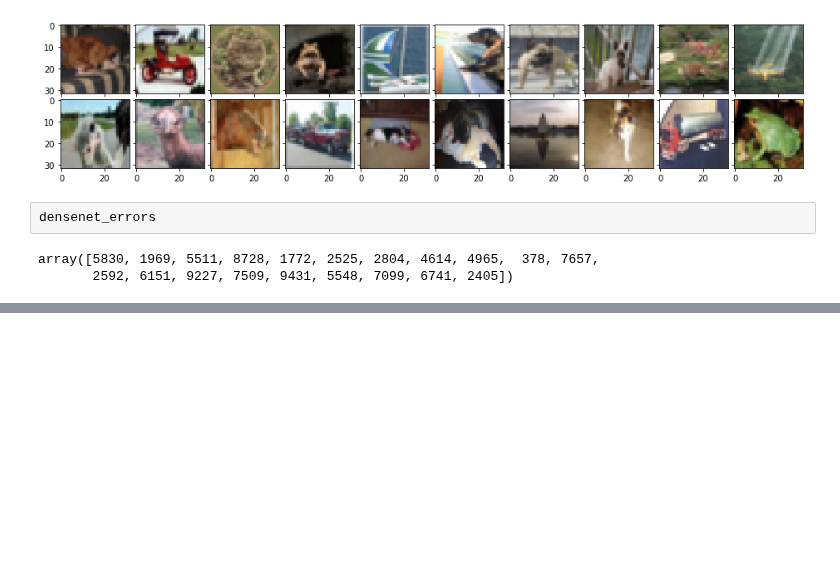
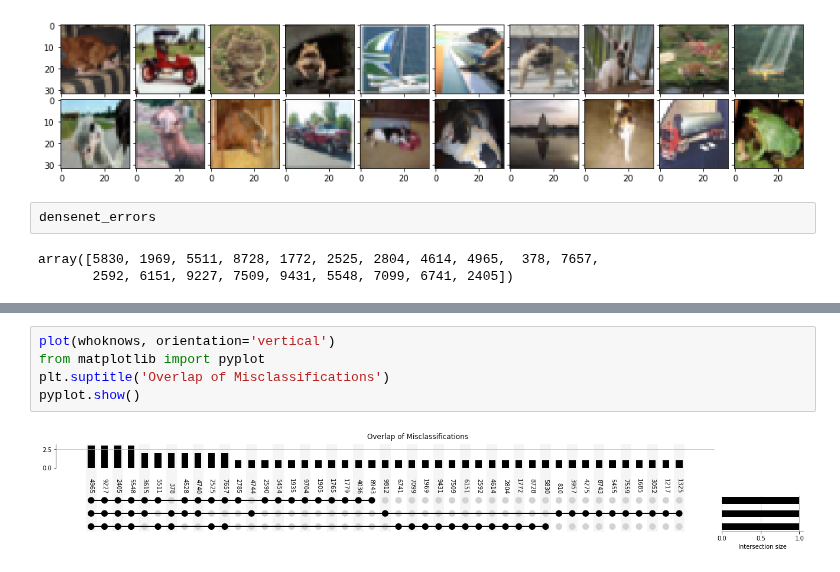
Before and after one commit to danzisar/w210-capstone, a Jupyter notebook: original_model_results/Reproducability_EDA.ipynb, the cells around one changed output, grey strips where cells are left out. Cells and saved outputs as stored; diff of their text form; blank space fills up the shorter version.

```diff
--- a/original_model_results/Reproducability_EDA.ipynb
+++ b/original_model_results/Reproducability_EDA.ipynb
@@ -187,0 +318,7 @@ array([5830, 1969, 5511, 8728, 1772, 2525, 2804, 4614, 4965,  378, 7657,
+# %%
+plot(whoknows, orientation='vertical')
+from matplotlib import pyplot
+plt.suptitle('Overlap of Misclassifications')
+pyplot.show()
+# %% [output]
+[figure, added]
```
Also changed, not shown: parts of 13 cells of this notebook.
